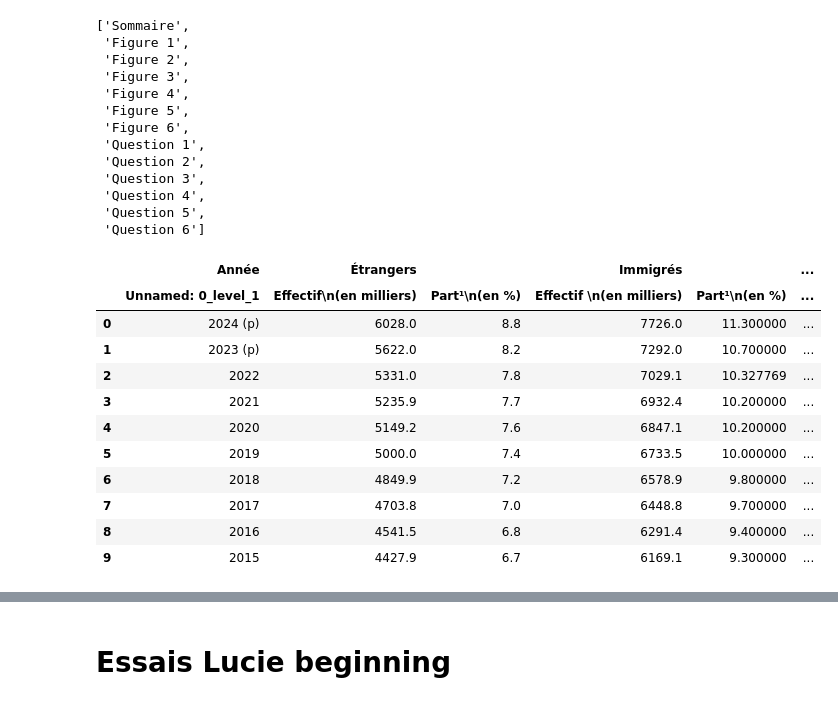
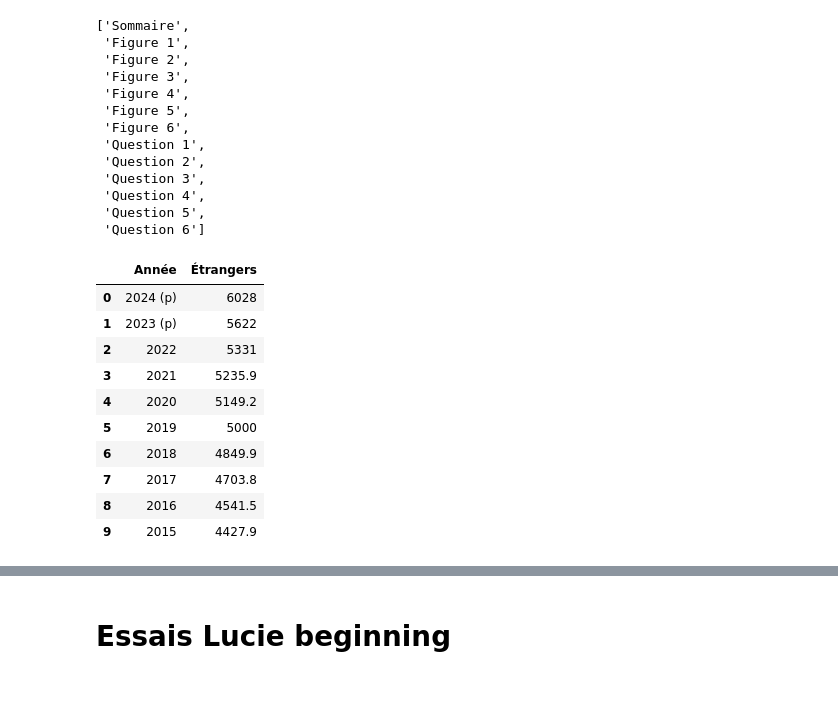
Before and after one commit to luciedum-dot/Intro-to-data-analysis-with-Python---Final-Project, a Jupyter notebook: Evolutions_of_Criminality_France_2016_2024.ipynb, the cells around one changed output, grey strips where cells are left out. Saved outputs shown, nothing was run; the diff lists cells and outputs as text; code cells hidden in the pictures.

```diff
--- a/Evolutions_of_Criminality_France_2016_2024.ipynb
+++ b/Evolutions_of_Criminality_France_2016_2024.ipynb
@@ -595,19 +595,21 @@ xls_pop_e.sheet_names
  'Question 6']
 # %%
 #Show the Excel File on the sheet Figure 5 – Population étrangère et immigrée en France, in order to look at the "Etrangers, effectif (en milliers)" column for every year between 2016 to 2024
-df_pop_e = pd.read_excel(path, sheet_name="Figure 5", skiprows=2, header=[0, 1])
+df_pop_e = pd.read_excel(path, sheet_name="Figure 5", skiprows=2, header=[0])
 df_pop_e = df_pop_e[0:-5] #Remove the last 5 rows which contained strings
+df_pop_e = df_pop_e.iloc[1:].reset_index(drop=True)
+df_pop_e = df_pop_e.drop(df_pop_e.columns[[2, 3, 4, 5, 6, 7]], axis=1)
+
 df_pop_e.head(10)
 # %% [output]
-|  | Année | Étrangers |  | Immigrés |  | ... |
-|  | Unnamed: 0_level_1 | Effectif\n(en milliers) | Part¹\n(en %) | Effectif \n(en milliers) | Part¹\n(en %) | ... |
-| 0 | 2024 (p) | 6028.0 | 8.8 | 7726.0 | 11.300000 | ... |
-| 1 | 2023 (p) | 5622.0 | 8.2 | 7292.0 | 10.700000 | ... |
-| 2 | 2022 | 5331.0 | 7.8 | 7029.1 | 10.327769 | ... |
-| 3 | 2021 | 5235.9 | 7.7 | 6932.4 | 10.200000 | ... |
-| 4 | 2020 | 5149.2 | 7.6 | 6847.1 | 10.200000 | ... |
-| 5 | 2019 | 5000.0 | 7.4 | 6733.5 | 10.000000 | ... |
-| 6 | 2018 | 4849.9 | 7.2 | 6578.9 | 9.800000 | ... |
-| 7 | 2017 | 4703.8 | 7.0 | 6448.8 | 9.700000 | ... |
-| 8 | 2016 | 4541.5 | 6.8 | 6291.4 | 9.400000 | ... |
-| 9 | 2015 | 4427.9 | 6.7 | 6169.1 | 9.300000 | ... |
+|  | Année | Étrangers |
+| 0 | 2024 (p) | 6028 |
+| 1 | 2023 (p) | 5622 |
+| 2 | 2022 | 5331 |
+| 3 | 2021 | 5235.9 |
+| 4 | 2020 | 5149.2 |
+| 5 | 2019 | 5000 |
+| 6 | 2018 | 4849.9 |
+| 7 | 2017 | 4703.8 |
+| 8 | 2016 | 4541.5 |
+| 9 | 2015 | 4427.9 |
```
Also changed, not shown: parts of 2 cells of this notebook.
